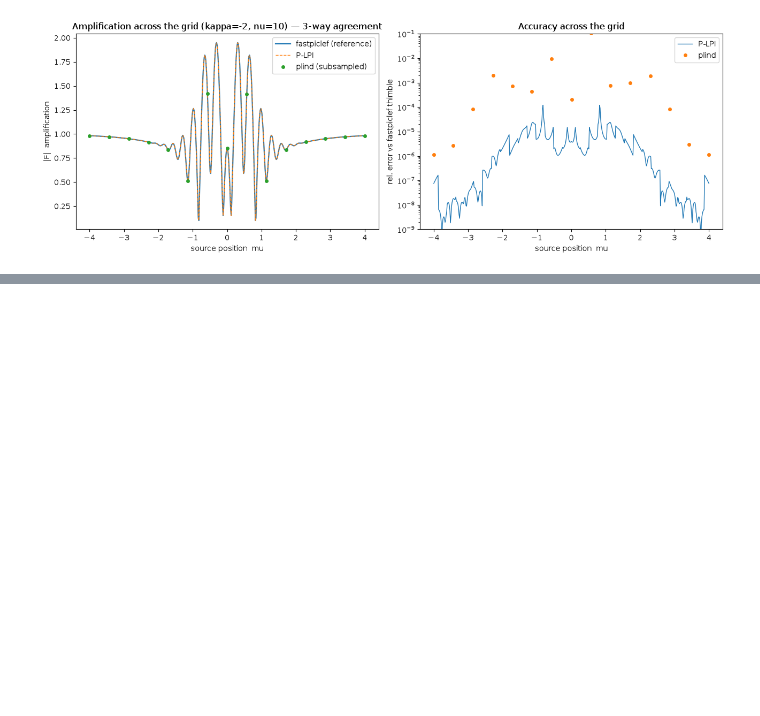
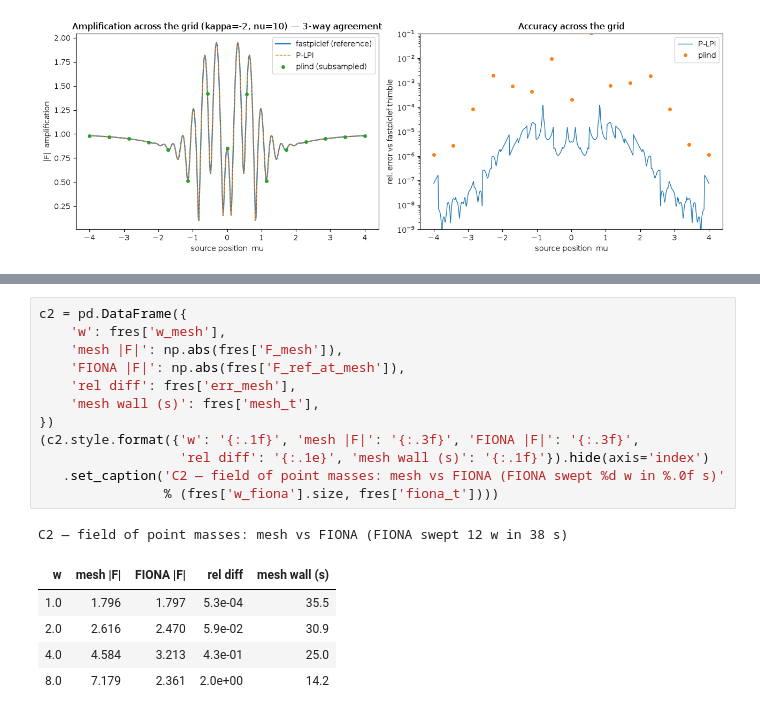
Before and after one commit to cosmoquark/fastpiclef, a Jupyter notebook: notebooks/comparison.ipynb, the cells around one changed output, grey strips where cells are left out. Drawn from its saved outputs; the diff is of its cells as text; blank space fills up the shorter version.

```diff
--- a/notebooks/comparison.ipynb
+++ b/notebooks/comparison.ipynb
@@ -213,0 +277,19 @@ B — Grid wall time, 512 source positions (single-thread unless noted)
+# %%
+c2 = pd.DataFrame({
+    'w': fres['w_mesh'],
+    'mesh |F|': np.abs(fres['F_mesh']),
+    'FIONA |F|': np.abs(fres['F_ref_at_mesh']),
+    'rel diff': fres['err_mesh'],
+    'mesh wall (s)': fres['mesh_t'],
+})
+(c2.style.format({'w': '{:.1f}', 'mesh |F|': '{:.3f}', 'FIONA |F|': '{:.3f}',
+                  'rel diff': '{:.1e}', 'mesh wall (s)': '{:.1f}'}).hide(axis='index')
+   .set_caption('C2 — field of point masses: mesh vs FIONA (FIONA swept %d w in %.0f s)'
+                % (fres['w_fiona'].size, fres['fiona_t'])))
+# %% [output]
+C2 — field of point masses: mesh vs FIONA (FIONA swept 12 w in 38 s)
+| w | mesh |F| | FIONA |F| | rel diff | mesh wall (s) |
+| 1.0 | 1.796 | 1.797 | 5.3e-04 | 35.5 |
+| 2.0 | 2.616 | 2.470 | 5.9e-02 | 30.9 |
+| 4.0 | 4.584 | 3.213 | 4.3e-01 | 25.0 |
+| 8.0 | 7.179 | 2.361 | 2.0e+00 | 14.2 |
```
Also changed, not shown: parts of 14 cells of this notebook, 3 other files.
